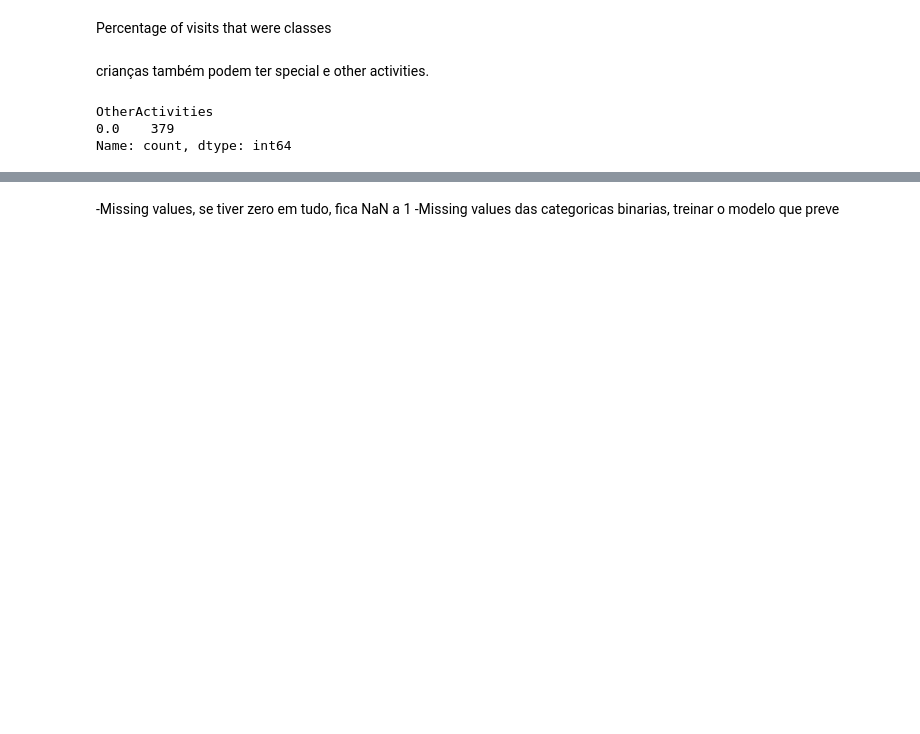
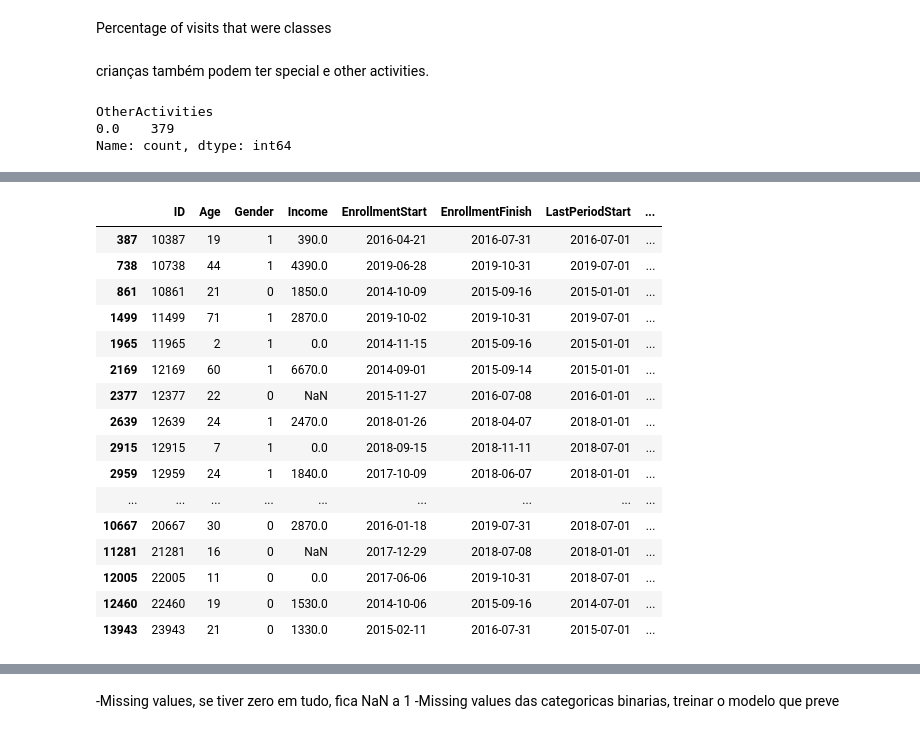
Before and after one commit to raquelxr/data-mining-proj, a Jupyter notebook: Raquel.ipynb, the cells around one changed output, grey strips where cells are left out. Drawn from its saved outputs; the diff is of its cells as text; code cells hidden in the pictures; blank space fills up the shorter version.

```diff
--- a/Raquel.ipynb
+++ b/Raquel.ipynb
@@ -271,0 +294,20 @@ FileNotFoundError: [Errno 2] No such file or directory: '../figures/exp_analysis
+# %%
+sports_data[sports_data['DanceActivities'].isna()]
+# %% [output]
+|  | ID | Age | Gender | Income | EnrollmentStart | EnrollmentFinish | LastPeriodStart | ... |
+| 387 | 10387 | 19 | 1 | 390.0 | 2016-04-21 | 2016-07-31 | 2016-07-01 | ... |
+| 738 | 10738 | 44 | 1 | 4390.0 | 2019-06-28 | 2019-10-31 | 2019-07-01 | ... |
+| 861 | 10861 | 21 | 0 | 1850.0 | 2014-10-09 | 2015-09-16 | 2015-01-01 | ... |
+| 1499 | 11499 | 71 | 1 | 2870.0 | 2019-10-02 | 2019-10-31 | 2019-07-01 | ... |
+| 1965 | 11965 | 2 | 1 | 0.0 | 2014-11-15 | 2015-09-16 | 2015-01-01 | ... |
+| 2169 | 12169 | 60 | 1 | 6670.0 | 2014-09-01 | 2015-09-14 | 2015-01-01 | ... |
+| 2377 | 12377 | 22 | 0 | NaN | 2015-11-27 | 2016-07-08 | 2016-01-01 | ... |
+| 2639 | 12639 | 24 | 1 | 2470.0 | 2018-01-26 | 2018-04-07 | 2018-01-01 | ... |
+| 2915 | 12915 | 7 | 1 | 0.0 | 2018-09-15 | 2018-11-11 | 2018-07-01 | ... |
+| 2959 | 12959 | 24 | 1 | 1840.0 | 2017-10-09 | 2018-06-07 | 2018-01-01 | ... |
+| ... | ... | ... | ... | ... | ... | ... | ... | ... |
+| 10667 | 20667 | 30 | 0 | 2870.0 | 2016-01-18 | 2019-07-31 | 2018-07-01 | ... |
+| 11281 | 21281 | 16 | 0 | NaN | 2017-12-29 | 2018-07-08 | 2018-01-01 | ... |
+| 12005 | 22005 | 11 | 0 | 0.0 | 2017-06-06 | 2019-10-31 | 2018-07-01 | ... |
+| 12460 | 22460 | 19 | 0 | 1530.0 | 2014-10-06 | 2015-09-16 | 2014-07-01 | ... |
+| 13943 | 23943 | 21 | 0 | 1330.0 | 2015-02-11 | 2016-07-31 | 2015-07-01 | ... |
```
Also changed, not shown: parts of 17 cells of this notebook.
